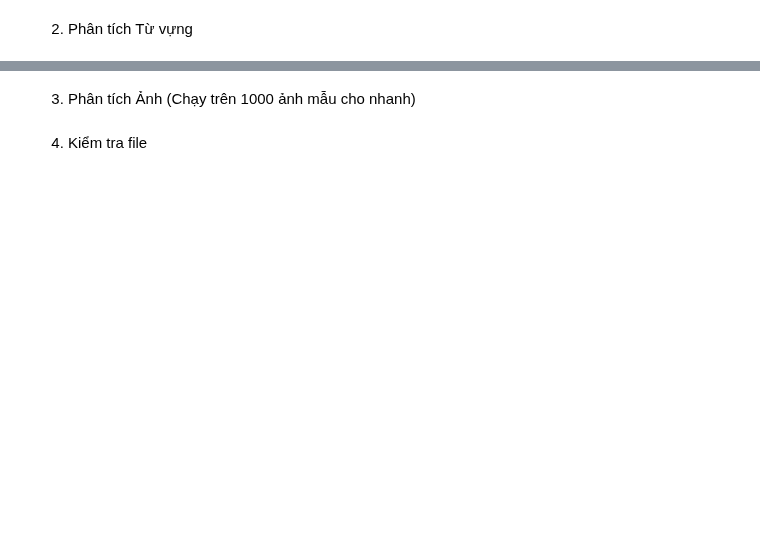
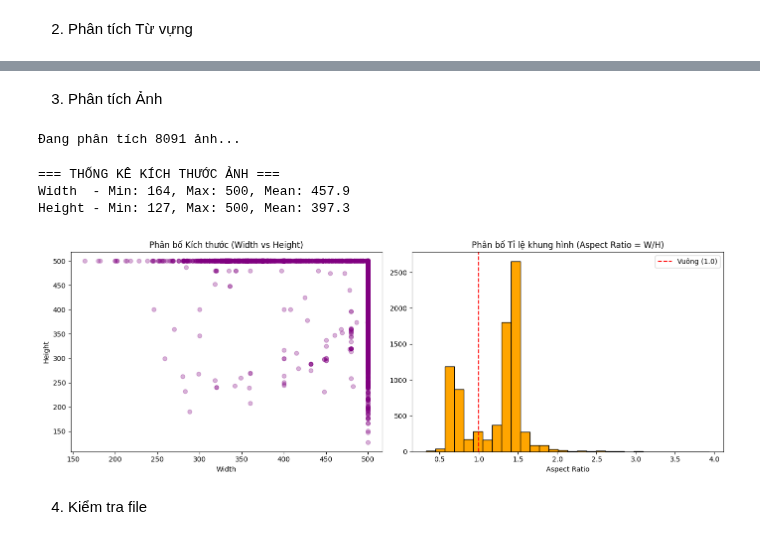
Before and after one commit to hauuto/image-captioning-mini, a Jupyter notebook: notebooks/Week_01_02.ipynb, the cells around one changed output, grey strips where cells are left out. Saved outputs shown, nothing was run; the diff lists cells and outputs as text; code cells hidden in the pictures; blank space fills up the shorter version.

```diff
--- a/notebooks/Week_01_02.ipynb
+++ b/notebooks/Week_01_02.ipynb
@@ -43,7 +68,13 @@ vocab_counter = analyze_vocabulary(data, top_n=25)
 # %% [markdown]
-3. Phân tích Ảnh (Chạy trên 1000 ảnh mẫu cho nhanh)
+3. Phân tích Ảnh
 # %%
-analyze_image_specs(data, Config.IMG_DIR)
+analyze_image_specs(data, Config.IMG_DIR, len(data))
+# %% [output]
+Đang phân tích 8091 ảnh...
+=== THỐNG KÊ KÍCH THƯỚC ẢNH ===
+Width  - Min: 164, Max: 500, Mean: 457.9
+Height - Min: 127, Max: 500, Mean: 397.3
+[figure, added]
 # %% [markdown]
 4. Kiểm tra file
 # %%
```
Also changed, not shown: parts of 9 cells of this notebook, 2 other files.
